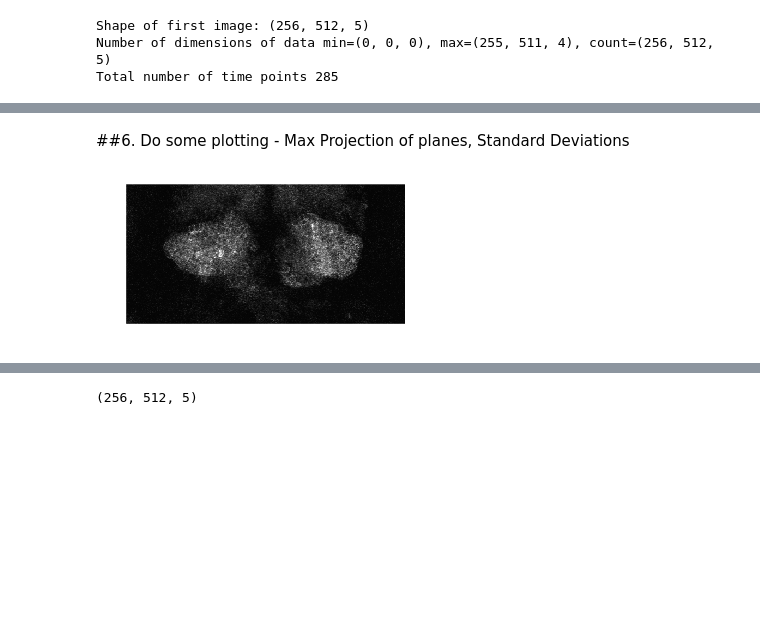
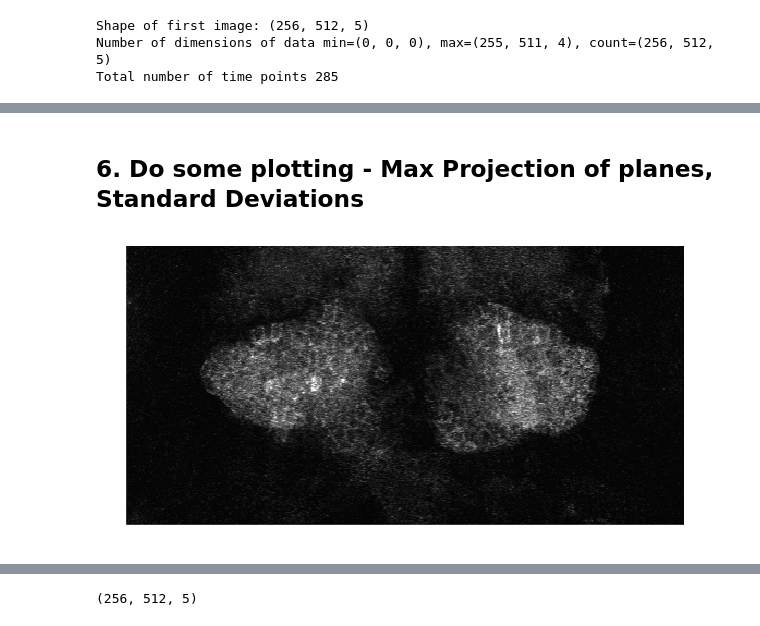
Before and after one commit to seethakris/Habenula_Variation_NewScripts2016, a Jupyter notebook: Load_ImageData_ToSeries.ipynb, the cells around one changed output, grey strips where cells are left out. Saved outputs shown, nothing was run; the diff lists cells and outputs as text; code cells hidden in the pictures; blank space fills up the shorter version.

```diff
--- a/Load_ImageData_ToSeries.ipynb
+++ b/Load_ImageData_ToSeries.ipynb
@@ -87,14 +89,14 @@ print 'Shape of image number '+ str(index) + ' : '+ str(np.shape(img))
 Shape of image number 28 : (256, 512, 5)
 # %% [markdown]
-##6. Do some plotting - Max Projection of planes, Standard Deviations
+## 6. Do some plotting - Max Projection of planes, Standard Deviations
 # %%
 # Plot maximum projections and standard deviation
 projs = data.maxProjection(axis=2)
 img = projs[index]
-fig1 = plt.figure(figsize=(5,5))
+fig1 = plt.figure(figsize=(10,10))
 image(img)
 # %% [output]
-[figure, old version]
+[figure, new version]
 # %%
 img = data.stdev()
 # %%
```
Also changed, not shown: parts of 19 cells of this notebook.
